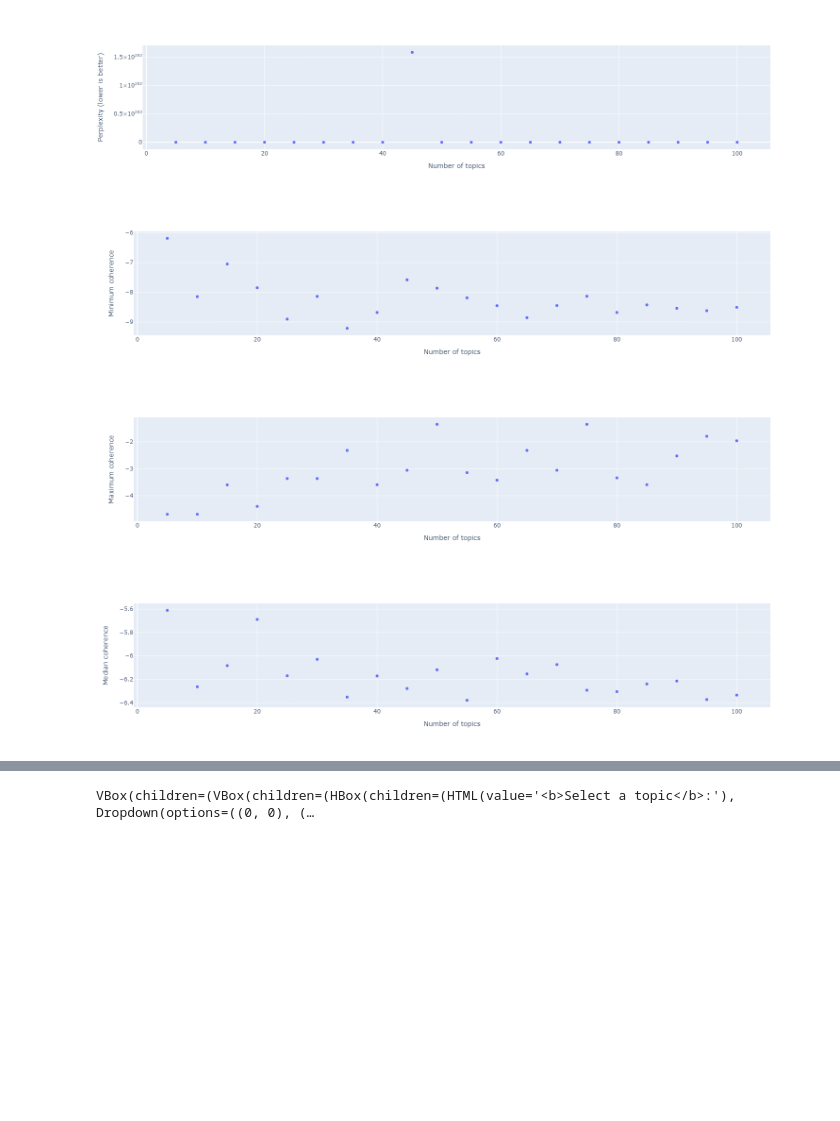
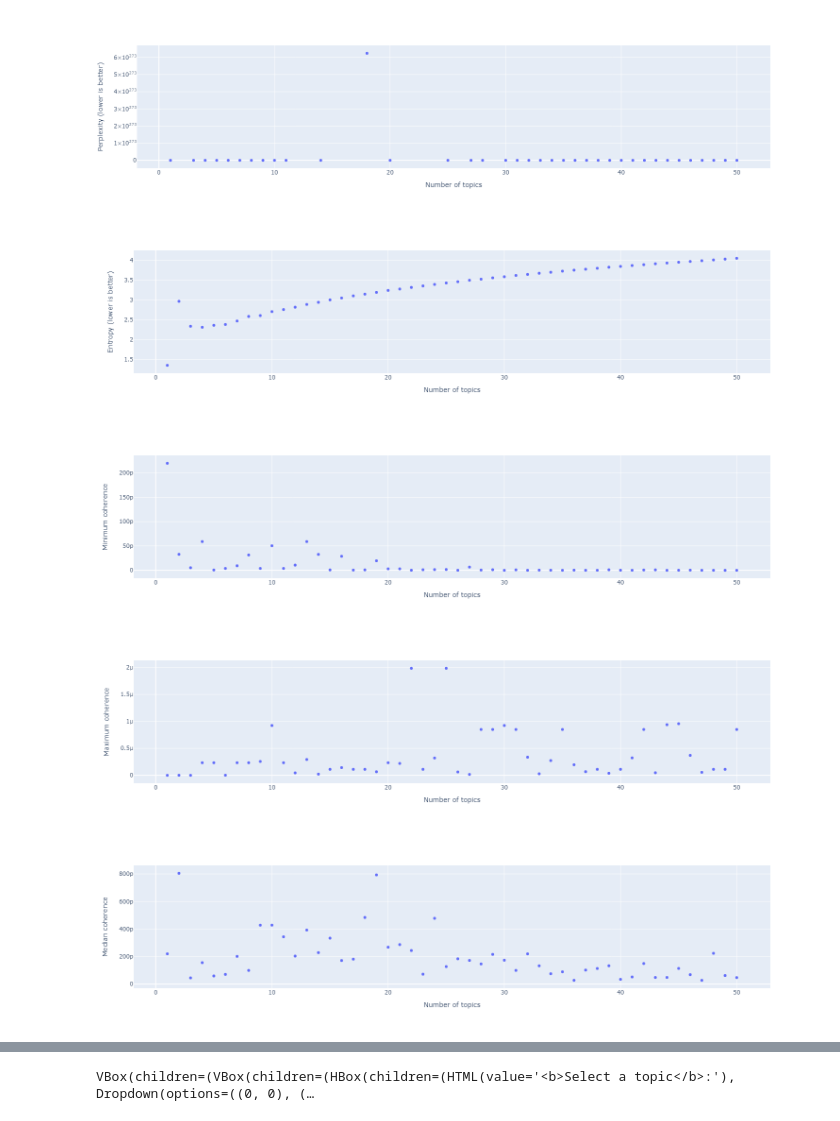
Before and after one commit to nathanbowness/MSR2023_MiningProject, a Jupyter notebook: biterm_test.ipynb, the cells around one changed output, grey strips where cells are left out. Drawn from its saved outputs; the diff is of its cells as text; code cells hidden in the pictures; blank space fills up the shorter version.

```diff
--- a/biterm_test.ipynb
+++ b/biterm_test.ipynb
@@ -92,18 +122,24 @@ print("  Params: ")
 for key, value in trial.params.items():
     print("    {}: {}".format(key, value))
 # %%
-numbers_of_topic = list(range(5, 101, 5))
+numbers_of_topic = list(range(1, 51, 1))
 perplexity_results = []
+entropy_results = []
 min_coherences = []
 max_coherences = []
 median_coherences = []
 
-for n_topic in numbers_of_topic:
-    print(n_topic)
-    model = btm.BTM(X, vocabulary, seed=42, T=n_topic, M=3, alpha=1/2*n_topic, beta=0.01, has_background=False)
-    model.fit(biterms, iterations=600, verbose=True)
-    print(model.perplexity_)
+for n_topic in tqdm.tqdm(numbers_of_topic):
+    # print(n_topic)
+    model = btm.BTM(X, vocabulary, seed=42, T=n_topic, M=5, alpha=1/10*n_topic, beta=0.01, has_background=False)
+    model.fit(biterms, iterations=600, verbose=False)
+    # print(model.perplexity_)
     perplexity_results.append(model.perplexity_)
-    min_coherences.append(min(model.coherence_))
-    max_coherences.append(max(model.coherence_))
-    median_coherences.append(statistics.median(model.coherence_))
+
+    entropy = btm.entropy(model.matrix_topics_words_)
+    entropy_results.append(entropy)
+
+    coherences = np.exp(model.coherence_)
+    min_coherences.append(min(coherences))
+    max_coherences.append(max(coherences))
+    median_coherences.append(statistics.median(coherences))
@@ -135,20 +146,19 @@ for n_topic in numbers_of_topic:
 # %%
-fig = px.scatter(x=numbers_of_topic, y=perplexity_results, log_y=False, labels={"y": "Perplexity (lower is better)", "x": "Number of topics"})
-fig.show()
+px.scatter(x=numbers_of_topic, y=perplexity_results, log_y=False, labels={"y": "Perplexity (lower is better)", "x": "Number of topics"}, width=700, height=400).show()
 
-fig = px.scatter(x=numbers_of_topic, y=min_coherences, log_y=False, labels={"y": "Minimum coherence", "x": "Number of topics"})
-fig.show()
+px.scatter(x=numbers_of_topic, y=entropy_results, log_y=False, labels={"y": "Entropy (lower is better)", "x": "Number of topics"}, width=700, height=400).show()
 
-fig = px.scatter(x=numbers_of_topic, y=max_coherences, log_y=False, labels={"y": "Maximum coherence", "x": "Number of topics"})
-fig.show()
+px.scatter(x=numbers_of_topic, y=min_coherences, log_y=False, labels={"y": "Minimum coherence", "x": "Number of topics"}, width=700, height=400).show()
 
-fig = px.scatter(x=numbers_of_topic, y=median_coherences, log_y=False, labels={"y": "Median coherence", "x": "Number of topics"})
-fig.show()
+px.scatter(x=numbers_of_topic, y=max_coherences, log_y=False, labels={"y": "Maximum coherence", "x": "Number of topics"}, width=700, height=400).show()
+
+px.scatter(x=numbers_of_topic, y=median_coherences, log_y=False, labels={"y": "Median coherence", "x": "Number of topics"}, width=700, height=400).show()
 # %% [output]
-[figure, old version]
+[figure, new version]
-[figure, old version]
+[figure, new version]
-[figure, old version]
+[figure, new version]
-[figure, old version]
+[figure, new version]
+[figure, added]
 # %%
 p_zd = model.transform(docs_vec)
 
```
Also changed, not shown: parts of 9 cells of this notebook, 1 other file.
